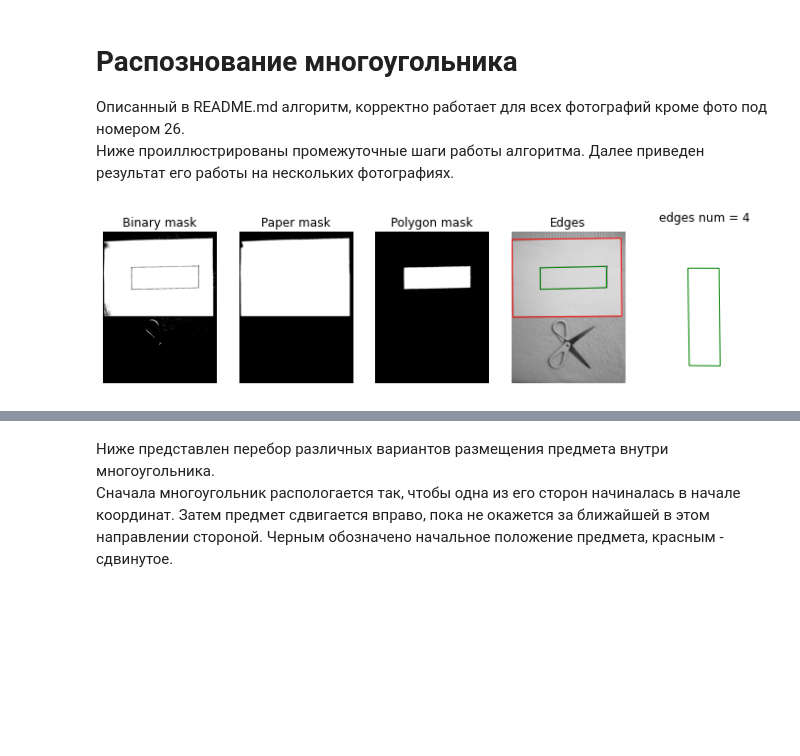
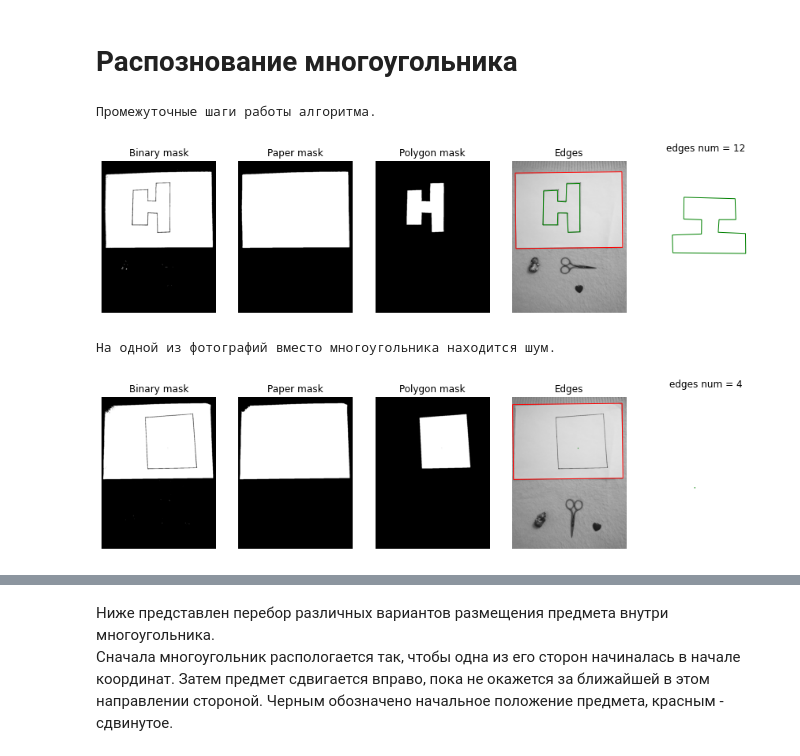
Before and after one commit to Elizaveta11111/Intelligent_Placer, a Jupyter notebook: intelligent_placer.ipynb, the cells around one changed output, grey strips where cells are left out. Cells and saved outputs as stored; diff of their text form; code cells hidden in the pictures; blank space fills up the shorter version.

```diff
--- a/intelligent_placer.ipynb
+++ b/intelligent_placer.ipynb
@@ -1,9 +1,13 @@
 # %% [markdown]
 # Распознование многоугольника
-Описанный в README.md алгоритм, корректно работает для всех фотографий кроме фото под номером 26.
-Ниже проиллюстрированы промежуточные шаги работы алгоритма. Далее приведен результат его работы на нескольких фотографиях.
 # %%
 from intelligent_placer_lib import visualization
-visualization.detect_polygon_and_show_steps('input/13.jpg')
+print("Промежуточные шаги работы алгоритма.")
+visualization.detect_polygon_and_show_steps('input/36.jpg')
+print("На одной из фотографий вместо многоугольника находится шум.")
+visualization.detect_polygon_and_show_steps('input/37.jpg')
 # %% [output]
+Промежуточные шаги работы алгоритма.
-[figure, old version]
+[figure, new version]
+На одной из фотографий вместо многоугольника находится шум.
+[figure, added]
```
Also changed, not shown: parts of 16 cells of this notebook, 50 other files.
